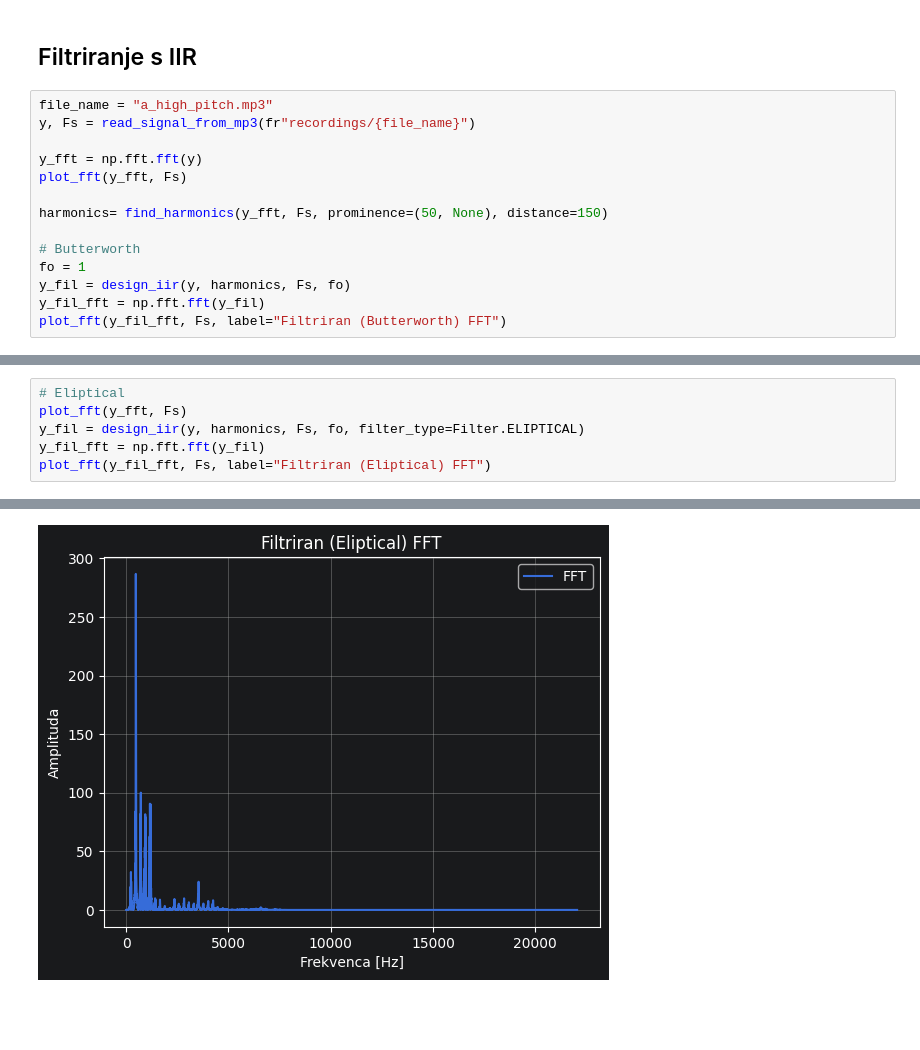
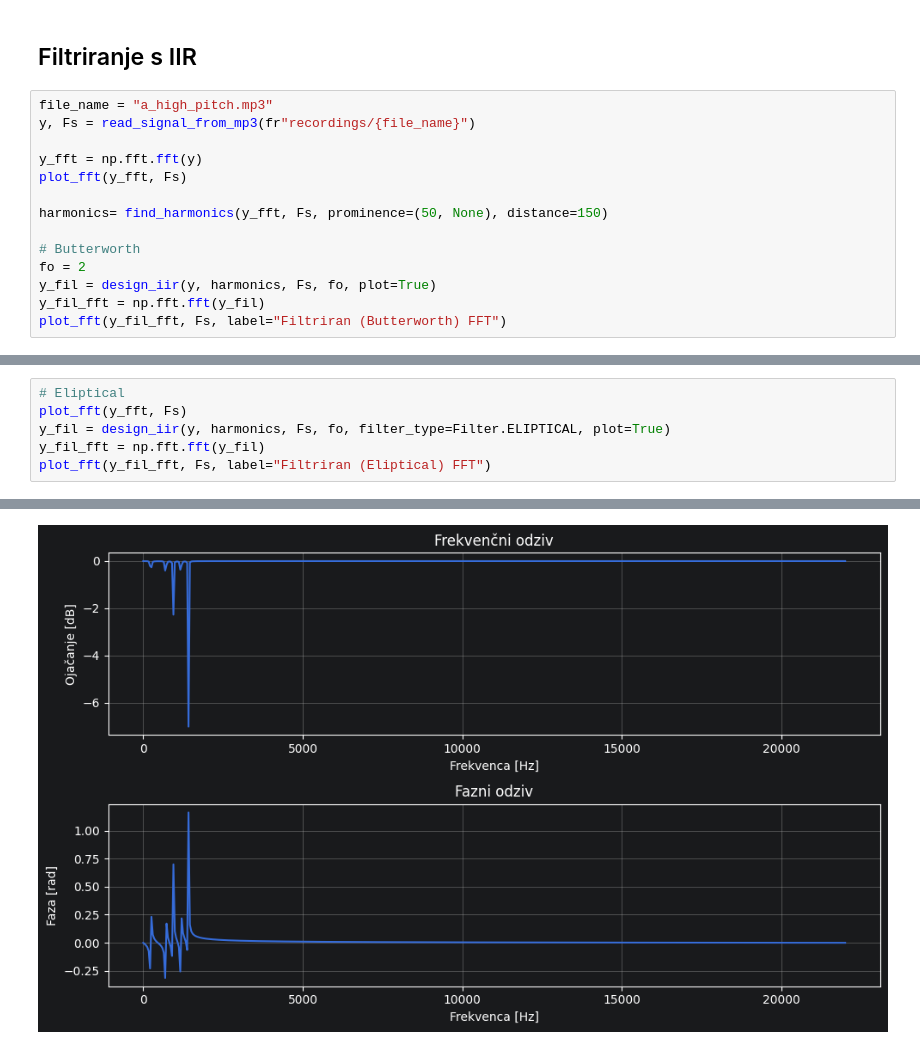
Before and after one commit to IgorPolajzer/ROSiS_Vaja_6_Filtri, a Jupyter notebook: porocilo.ipynb, the cells around one changed output, grey strips where cells are left out. Cells and saved outputs as stored; diff of their text form; blank space fills up the shorter version.

```diff
--- a/porocilo.ipynb
+++ b/porocilo.ipynb
@@ -42,8 +45,8 @@ plot_fft(y_fft, Fs)
 harmonics= find_harmonics(y_fft, Fs, prominence=(50, None), distance=150)
 
 # Butterworth
-fo = 1
-y_fil = design_iir(y, harmonics, Fs, fo)
+fo = 2
+y_fil = design_iir(y, harmonics, Fs, fo, plot=True)
 y_fil_fft = np.fft.fft(y_fil)
 plot_fft(y_fil_fft, Fs, label="Filtriran (Butterworth) FFT")
 # %% [output]
@@ -70,9 +76,9 @@ plot_fft(y_fil_fft, Fs, label="Filtriran (Chebyshev II) FFT")
 # %%
 # Eliptical
 plot_fft(y_fft, Fs)
-y_fil = design_iir(y, harmonics, Fs, fo, filter_type=Filter.ELIPTICAL)
+y_fil = design_iir(y, harmonics, Fs, fo, filter_type=Filter.ELIPTICAL, plot=True)
 y_fil_fft = np.fft.fft(y_fil)
 plot_fft(y_fil_fft, Fs, label="Filtriran (Eliptical) FFT")
 # %% [output]
 [figure]
-[figure, old version]
+[figure, new version]
```
Also changed, not shown: parts of 13 cells of this notebook, 1 other file.
